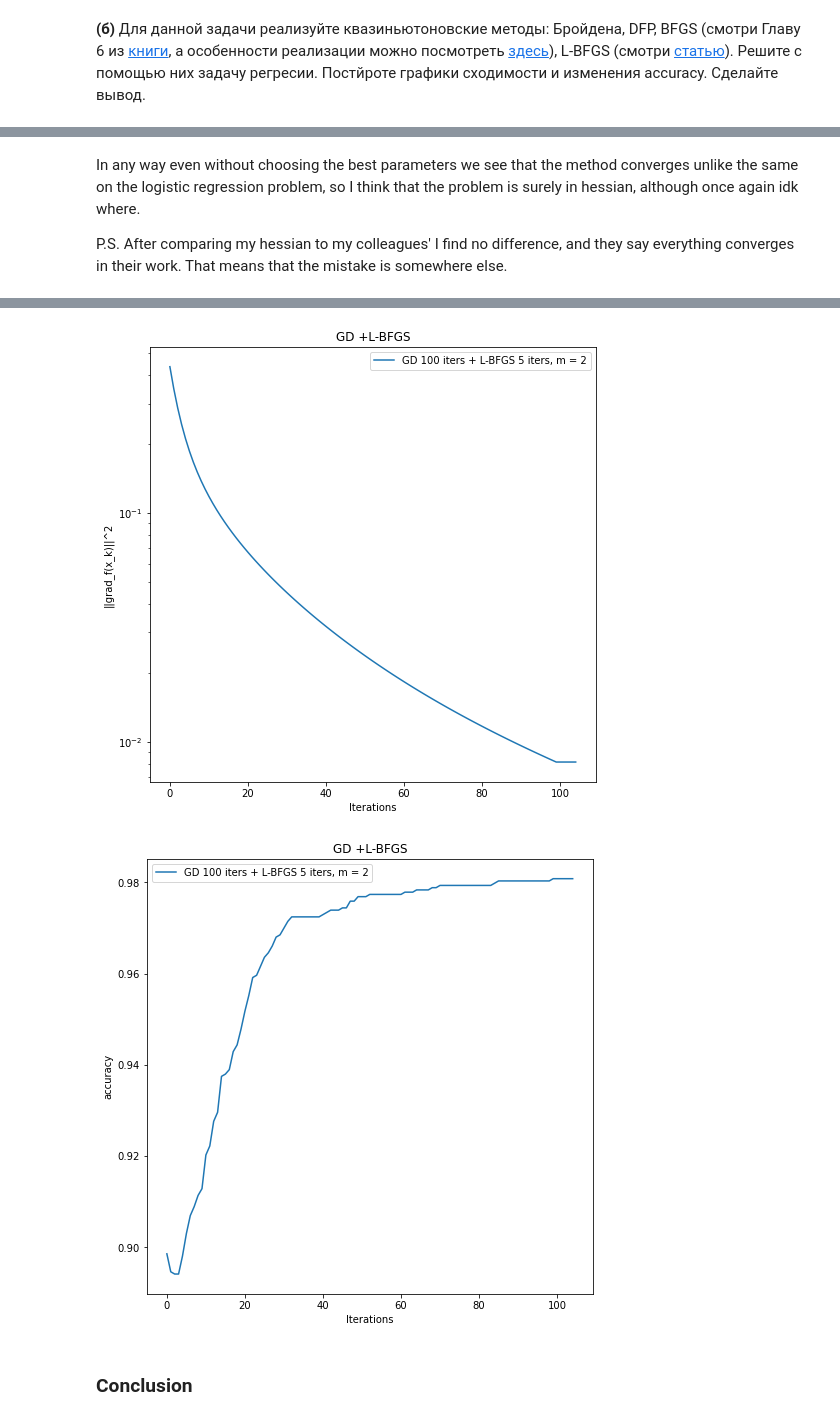
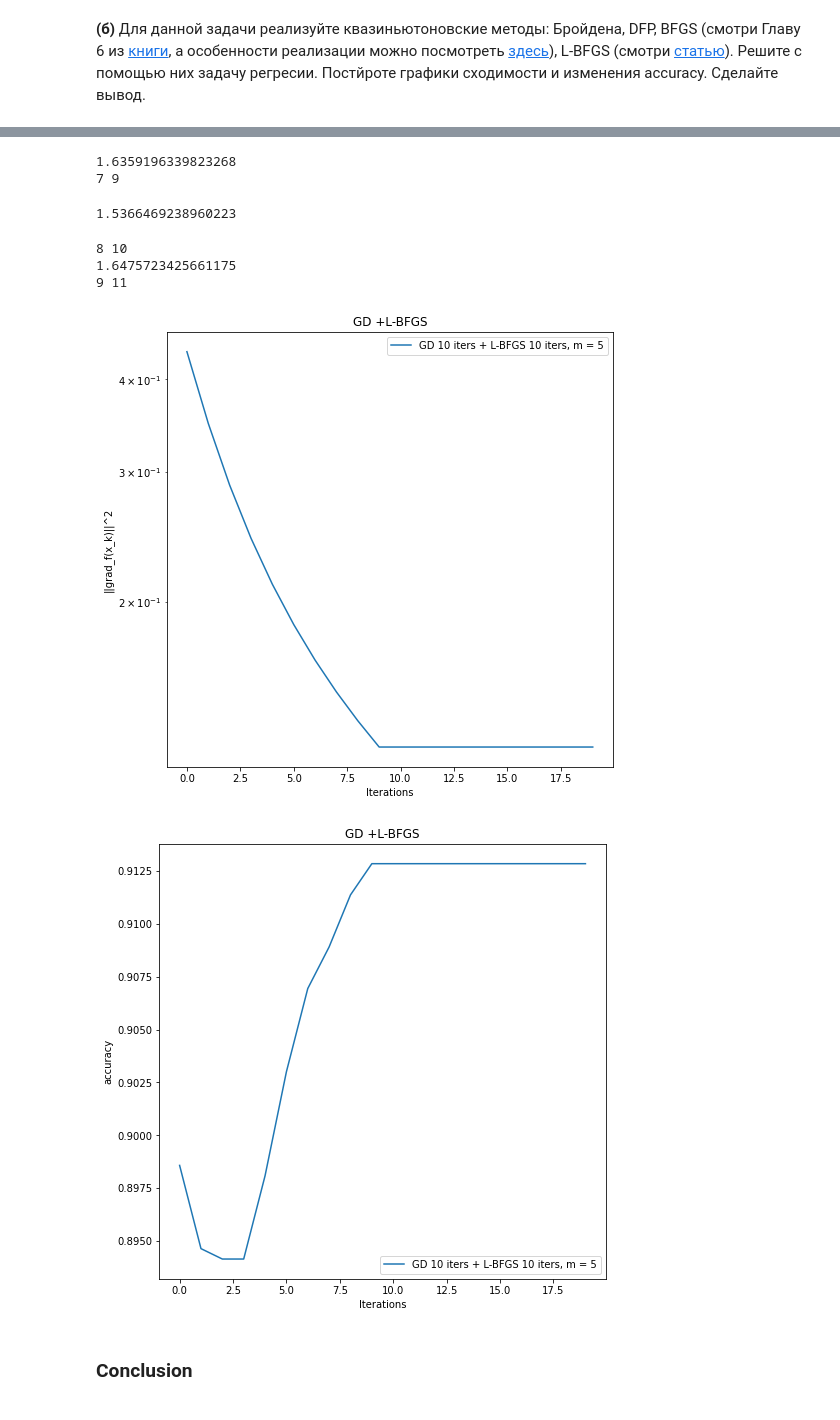
Before and after one commit to k2a07/MIPT-homeworks, a Jupyter notebook: Acharya_Kirill_Optimization_HW_9.ipynb, the cells around one changed output, grey strips where cells are left out. Drawn from its saved outputs; the diff is of its cells as text; code cells hidden in the pictures.

```diff
--- a/Acharya_Kirill_Optimization_HW_9.ipynb
+++ b/Acharya_Kirill_Optimization_HW_9.ipynb
@@ -476,28 +440,0 @@ opt.plot_graphs(iter_list, acc_list, x_label = "Iterations", lines_labels = labe
-# %%
-#BFGS method for the task 1
-r(opt)
-n_iter_bfgs = 5
-x_0 = np.array([0.5])
-args['M'] = 1 / np.sqrt(2)
-
-x, y, label = [], [], []
-
-def gamma_bfgs(k, f, grad_f, x_k, x_true, args):
-        return 0.001
-
-bfgs = opt.NewtonOptimizer(
-                            f, grad_f, gamma_k = gamma_bfgs, criterium = '||grad_f(x_k)||',
-                            x_0 = x_0, n_iter = n_iter_bfgs, args = args, acc_k = acc,
-                            bfgs_activate = True, hessian_f = hessian_f
-                            )
-
-points_arr, differences_arr, times_arr, acc_arr = bfgs.descent()
-iter_arr = [i for i in range(len(differences_arr))]
-
-times_list.append(times_arr)
-x.append(iter_arr)
-y.append(differences_arr)
-label.append(r'BFGS, x = %f' % x_0)
-
-opt.plot_graphs(x, y, "Number of Iterations", label, "BFGS method for the task 1",
-                logscale = True, criteria_type = "||grad_f||^2")
@@ -506,13 +441,9 @@ opt.plot_graphs(x, y, "Number of Iterations", label, "BFGS method for the task 1
-# %% [markdown]
-In any way even without choosing the best parameters we see that the method converges unlike the same on the logistic regression problem, so I think that the problem is surely in hessian, although once again idk where.
-
-P.S. After comparing my hessian to my colleagues' I find no difference, and they say everything converges in their work. That means that the mistake is somewhere else.
 # %%
 #L-BFGS
 title = 'L-BFGS'
 r(opt)
-n_iter_gd = 100
-n_iter_quasinewton = 5
+n_iter_gd = 10
+n_iter_quasinewton = 10
 x_0 = np.zeros(args['d'])
 iter_list, points_list, differences_list, times_list, acc_list, labels_list = [], [], [], [], [], []
 
@@ -527,9 +458,9 @@ gd = opt.NewtonOptimizer(
 points_arr_1, differences_arr_1, times_arr_1, acc_arr_1 = gd.descent()
 
 def gamma_l_bfgs(k, f, grad_f, x_k, x_true, args):
-        return 0.001
+        return 1
 
-args['m'] = 2
+args['m'] = 5
 l_bfgs = opt.NewtonOptimizer(
                         logloss, logloss_grad, gamma_k = gamma_l_bfgs, criterium = '||grad_f(x_k)||',
                         x_0 = points_arr_1[-1], n_iter = n_iter_quasinewton, args = args, acc_k = log_acc,
@@ -553,5 +498,11 @@ opt.plot_graphs(iter_list, acc_list, x_label = "Iterations", lines_labels = labe
+1.6359196339823268
+7 9
+1.5366469238960223
+8 10
+1.6475723425661175
+9 11
-[figure, old version]
+[figure, new version]
-[figure, old version]
+[figure, new version]
 # %% [markdown]
 ### Conclusion
 # %% [markdown]
```
Also changed, not shown: parts of 10 cells of this notebook, 1 other file.
